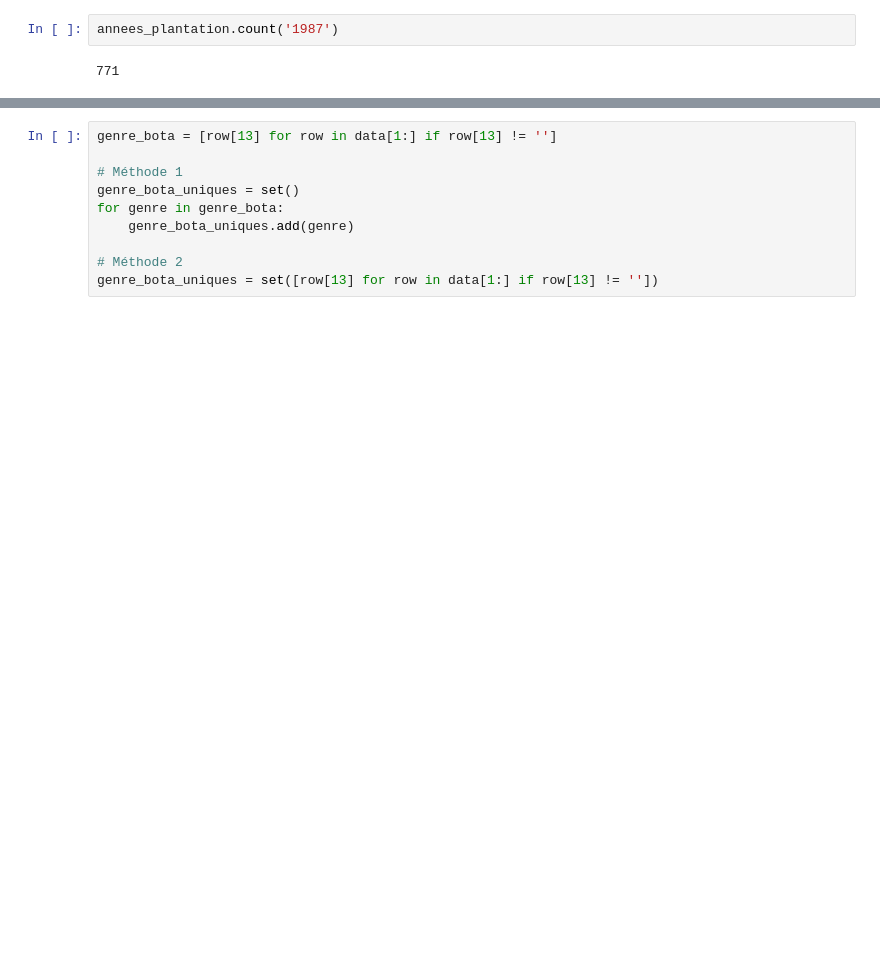
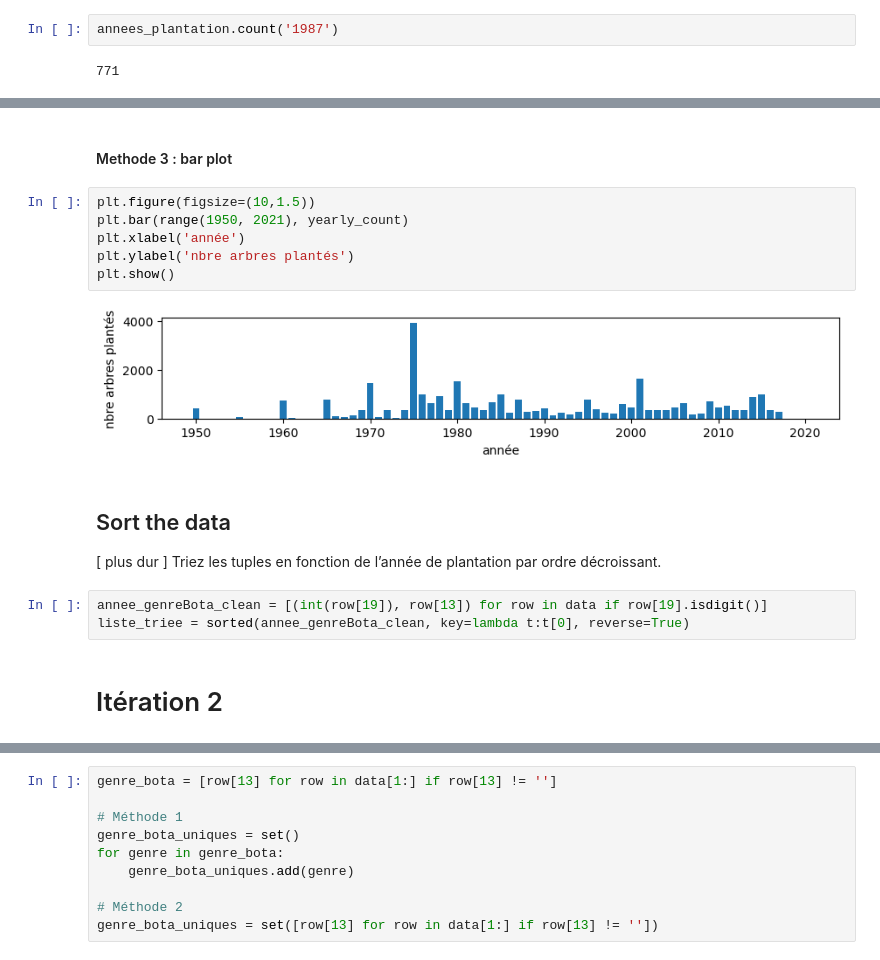
Before and after one commit to gazaboo/projet-python-arbres-grenoble, a Jupyter notebook: 4.1_Correction_iterations_1_et_2.ipynb, the cells around one changed output, grey strips where cells are left out. Cells and saved outputs as stored; diff of their text form; blank space fills up the shorter version.

```diff
--- a/4.1_Correction_iterations_1_et_2.ipynb
+++ b/4.1_Correction_iterations_1_et_2.ipynb
@@ -307,0 +306,18 @@ sorted(annee_genreBota_clean, key=lambda t:t[0], reverse=True)
+# %% [markdown]
+#### Methode 3 : bar plot
+# %%
+plt.figure(figsize=(10,1.5))
+plt.bar(range(1950, 2021), yearly_count)
+plt.xlabel('année')
+plt.ylabel('nbre arbres plantés')
+plt.show()
+# %% [output]
+[figure, added]
+# %% [markdown]
+## Sort the data
+[ plus dur ] Triez les tuples en fonction de l’année de plantation par ordre décroissant.
+# %%
+annee_genreBota_clean = [(int(row[19]), row[13]) for row in data if row[19].isdigit()]
+liste_triee = sorted(annee_genreBota_clean, key=lambda t:t[0], reverse=True)
+# %% [markdown]
+# Itération 2
```
Also changed, not shown: parts of 115 cells of this notebook, 14 other files.
